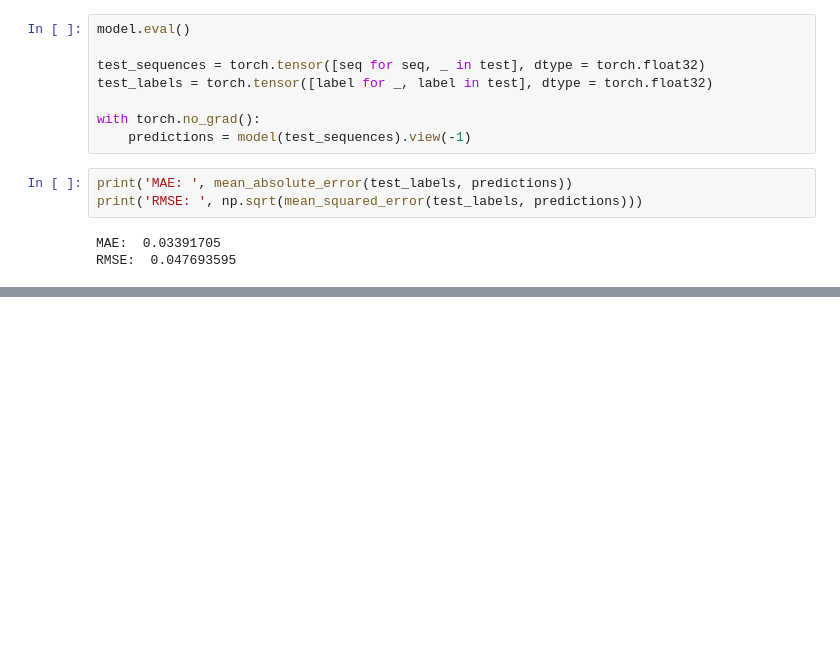
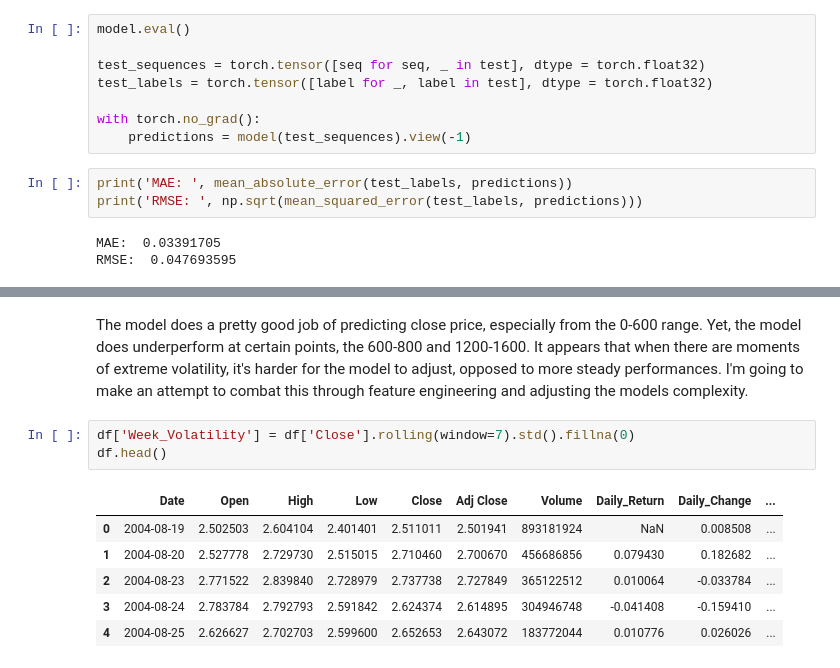
Before and after one commit to jisoawe/ltsm_google_stock, a Jupyter notebook: Google_Stock_LSTM.ipynb, the cells around one changed output, grey strips where cells are left out. Drawn from its saved outputs; the diff is of its cells as text; blank space fills up the shorter version.

Commit message:
analysis on model performance

```diff
--- a/Google_Stock_LSTM.ipynb
+++ b/Google_Stock_LSTM.ipynb
@@ -278,0 +249,12 @@ plt.show()
+# %% [markdown]
+The model does a pretty good job of predicting close price, especially from the 0-600 range. Yet, the model does underperform at certain points, the 600-800 and 1200-1600. It appears that when there are moments of extreme volatility, it's harder for the model to adjust, opposed to more steady performances. I'm going to make an attempt to combat this through feature engineering and adjusting the models complexity.
+# %%
+df['Week_Volatility'] = df['Close'].rolling(window=7).std().fillna(0)
+df.head()
+# %% [output]
+|  | Date | Open | High | Low | Close | Adj Close | Volume | Daily_Return | Daily_Change | ... |
+| 0 | 2004-08-19 | 2.502503 | 2.604104 | 2.401401 | 2.511011 | 2.501941 | 893181924 | NaN | 0.008508 | ... |
+| 1 | 2004-08-20 | 2.527778 | 2.729730 | 2.515015 | 2.710460 | 2.700670 | 456686856 | 0.079430 | 0.182682 | ... |
+| 2 | 2004-08-23 | 2.771522 | 2.839840 | 2.728979 | 2.737738 | 2.727849 | 365122512 | 0.010064 | -0.033784 | ... |
+| 3 | 2004-08-24 | 2.783784 | 2.792793 | 2.591842 | 2.624374 | 2.614895 | 304946748 | -0.041408 | -0.159410 | ... |
+| 4 | 2004-08-25 | 2.626627 | 2.702703 | 2.599600 | 2.652653 | 2.643072 | 183772044 | 0.010776 | 0.026026 | ... |
```
Also changed, not shown: parts of 4 cells of this notebook.
